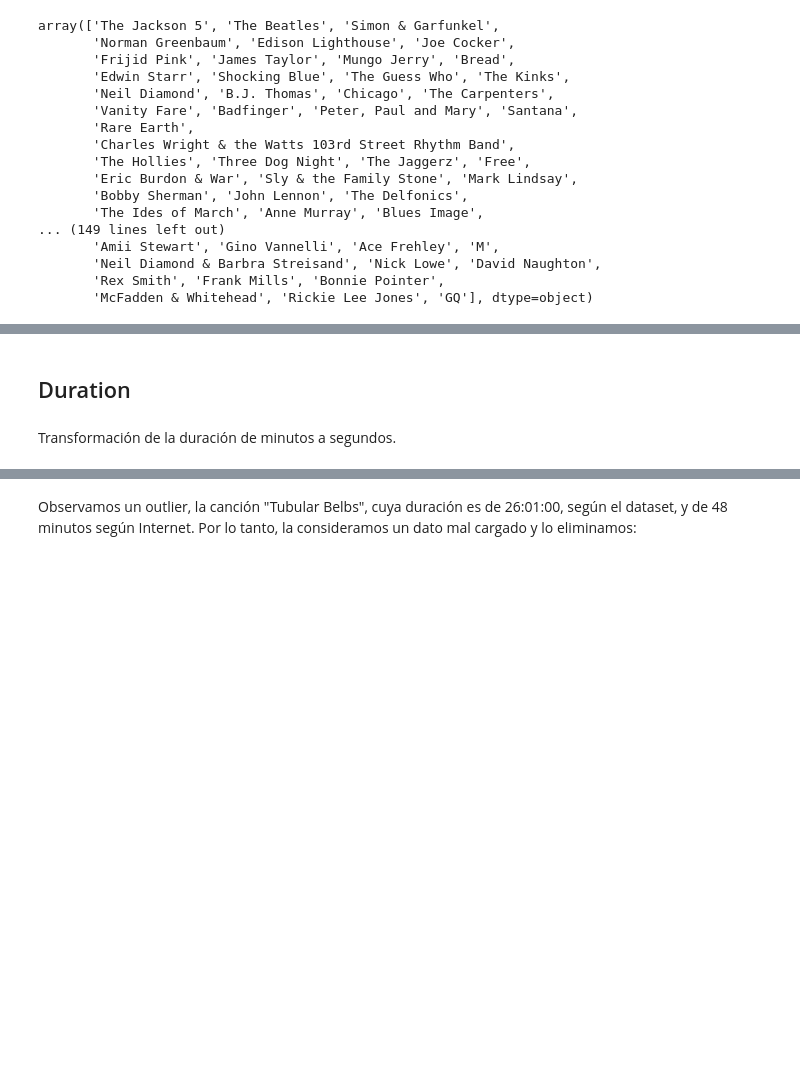
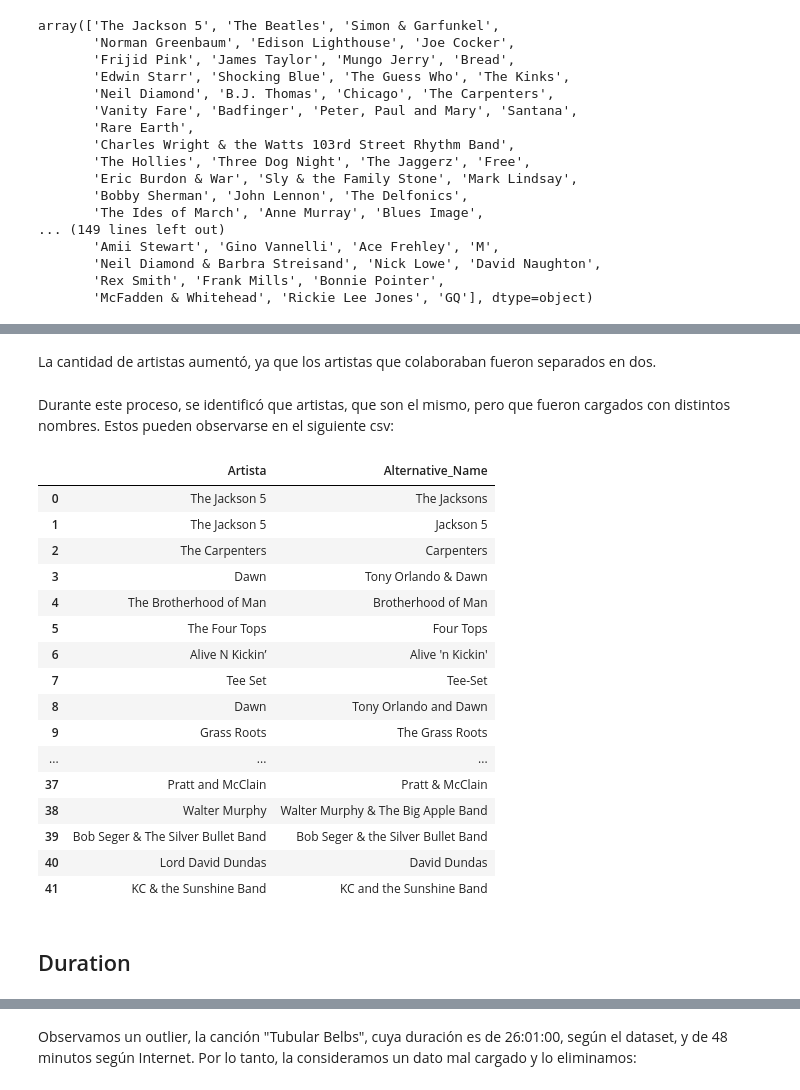
Before and after one commit to iroumec/TPE-FCD, a Jupyter notebook: Notebook.ipynb, the cells around one changed output, grey strips where cells are left out. Cells and saved outputs as stored; diff of their text form; code cells hidden in the pictures; blank space fills up the shorter version.

```diff
--- a/Notebook.ipynb
+++ b/Notebook.ipynb
@@ -529,7 +654,31 @@ array(['The Jackson 5', 'The Beatles', 'Simon & Garfunkel',
+# %% [markdown]
+La cantidad de artistas aumentó, ya que los artistas que colaboraban fueron separados en dos.
+# %% [markdown]
+Durante este proceso, se identificó que artistas, que son el mismo, pero que fueron cargados con distintos nombres. Estos pueden observarse en el siguiente csv:
+# %%
+alternative_names = pd.read_csv("Alternative_Names.csv")
+
+alternative_names
+# %% [output]
+|  | Artista | Alternative_Name |
+| 0 | The Jackson 5 | The Jacksons |
+| 1 | The Jackson 5 | Jackson 5 |
+| 2 | The Carpenters | Carpenters |
+| 3 | Dawn | Tony Orlando & Dawn |
+| 4 | The Brotherhood of Man | Brotherhood of Man |
+| 5 | The Four Tops | Four Tops |
+| 6 | Alive N Kickin’ | Alive 'n Kickin' |
+| 7 | Tee Set | Tee-Set |
+| 8 | Dawn | Tony Orlando and Dawn |
+| 9 | Grass Roots | The Grass Roots |
+| ... | ... | ... |
+| 37 | Pratt and McClain | Pratt & McClain |
+| 38 | Walter Murphy | Walter Murphy & The Big Apple Band |
+| 39 | Bob Seger & The Silver Bullet Band | Bob Seger & the Silver Bullet Band |
+| 40 | Lord David Dundas | David Dundas |
+| 41 | KC & the Sunshine Band | KC and the Sunshine Band |
 # %% [markdown]
 ## Duration
-# %% [markdown]
-Transformación de la duración de minutos a segundos.
 # %%
 duration_dataset = artist_dataset.copy()
 
```
Also changed, not shown: parts of 20 cells of this notebook, 9 other files.
